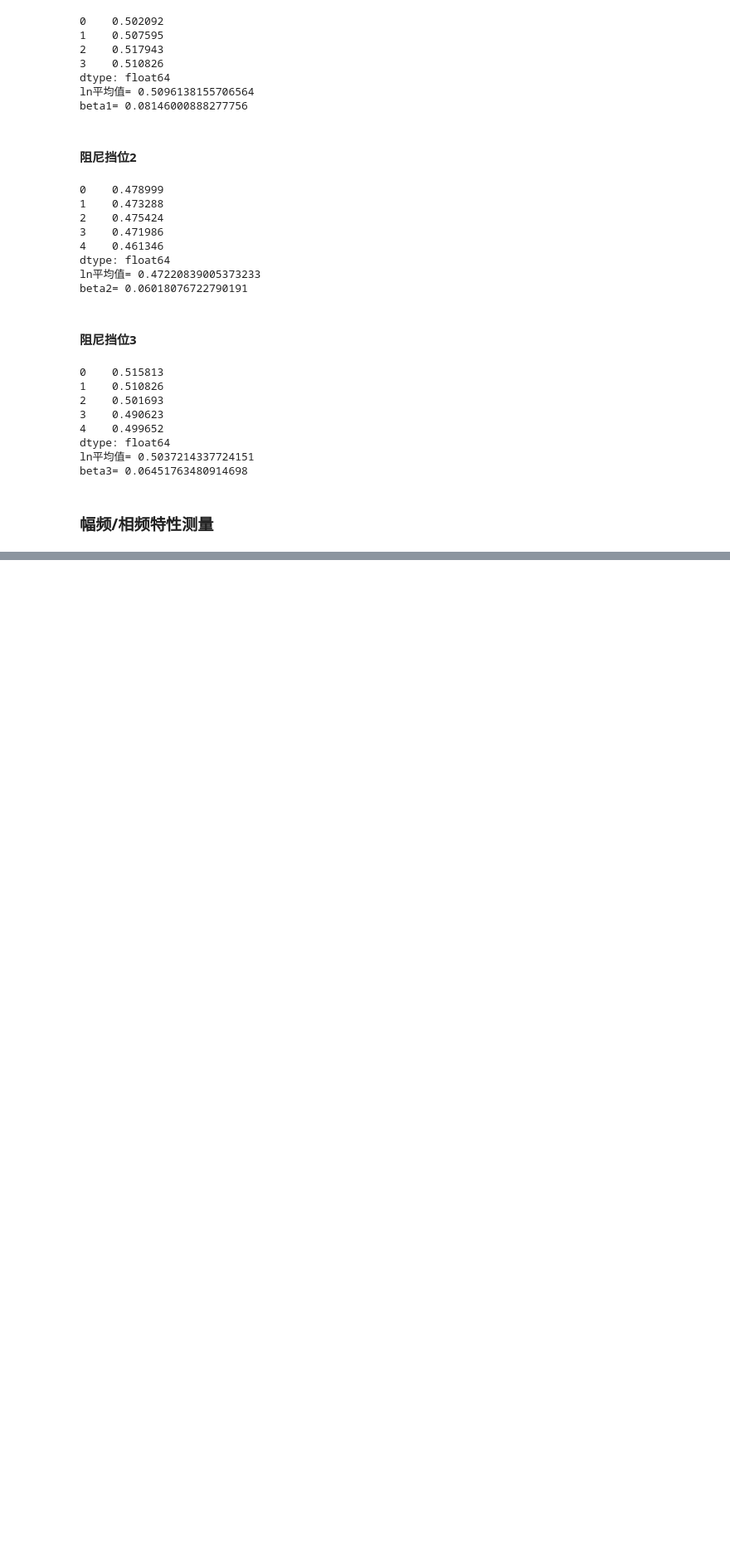
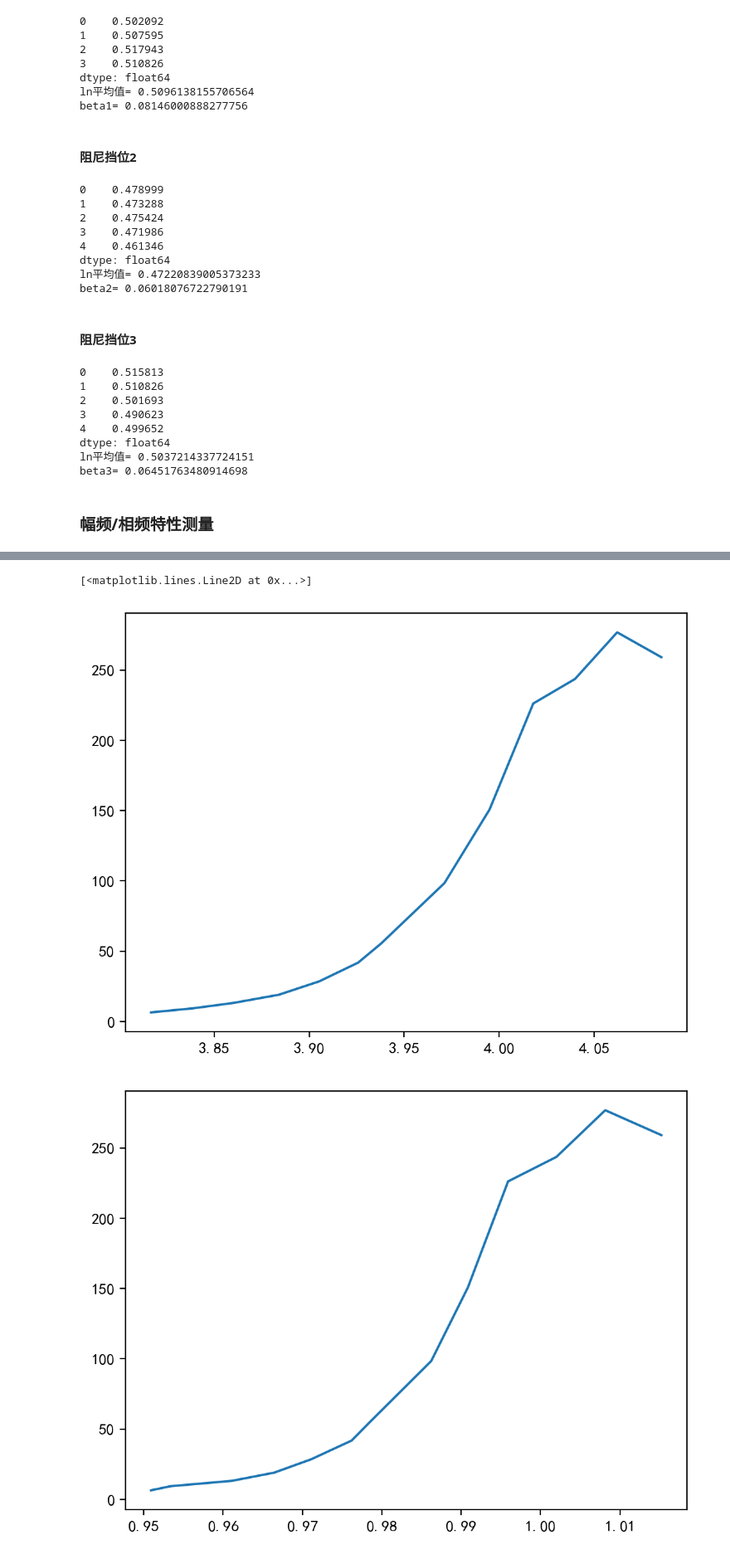
Before and after one commit to GeorgeDong32/My-Physics-Experiments, a Jupyter notebook: 实验1/Experiment1.ipynb, the cells around one changed output, grey strips where cells are left out. Shown: that part at 83% size. Cells and saved outputs as stored; diff of their text form; code cells hidden in the pictures; blank space fills up the shorter version.

```diff
--- a/实验1/Experiment1.ipynb
+++ b/实验1/Experiment1.ipynb
@@ -90,17 +90,30 @@ def wr(w0,beta):
 def thetar(m,w_r,beta):
     return m / (2*beta*w_r)
 
+def phi_c(beta,T,T0):
+    return np.arctan((beta*T0*T0*T)/(np.pi*((T*T) - (T0*T0))))
+
 E3data = pd.read_csv("3data.csv")
 m = E3data.iloc[:,0]
 TL = E3data.iloc[:,1]
 theta = E3data.iloc[:,3]
 T0 = E3data.iloc[:,4]
+phi = E3data.iloc[:,5]
 omega = 2*np.pi / TL
-omega0 = 2*np.pi / T0;
+omega0 = 2*np.pi / T0
 omegar = wr(omega0,beta3)
 theta_r = thetar(m,omegar,beta3)
 d1 = omega / omegar
 d2 = (theta / theta_r)**2
+d3 = phi_c(beta3,TL,T0)
 print(d1)
 print(d2)
+plt.figure(dpi=200)
+plt.plot(omega,d2)
+plt.savefig(".\幅频特性曲线.png")
+plt.figure(dpi=200)
+plt.plot(d1,d2)
+plt.figure(dpi=200)
+plt.plot(d1,d3)
+plt.savefig(".\相频特性曲线.png")
 # %% [output]
@@ -122,2 +135,5 @@ print(d2)
 12      6.411267
 dtype: float64
+[<matplotlib.lines.Line2D at 0x...>]
+[figure, added]
+[figure, added]
```
Also changed, not shown: parts of 2 cells of this notebook, 3 other files.
